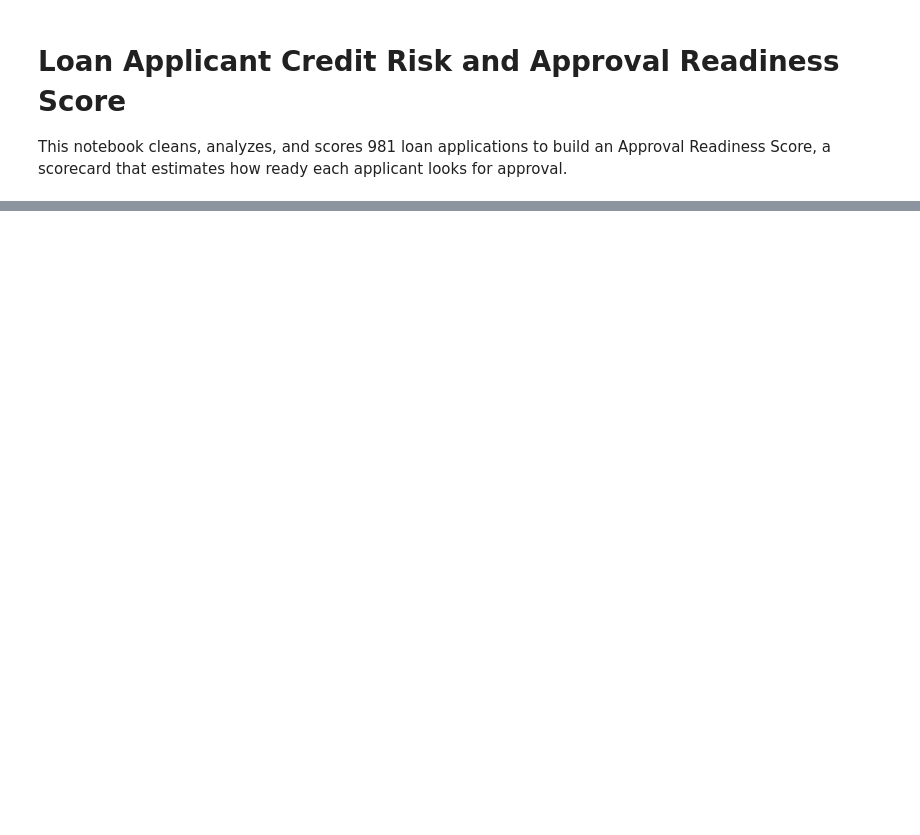
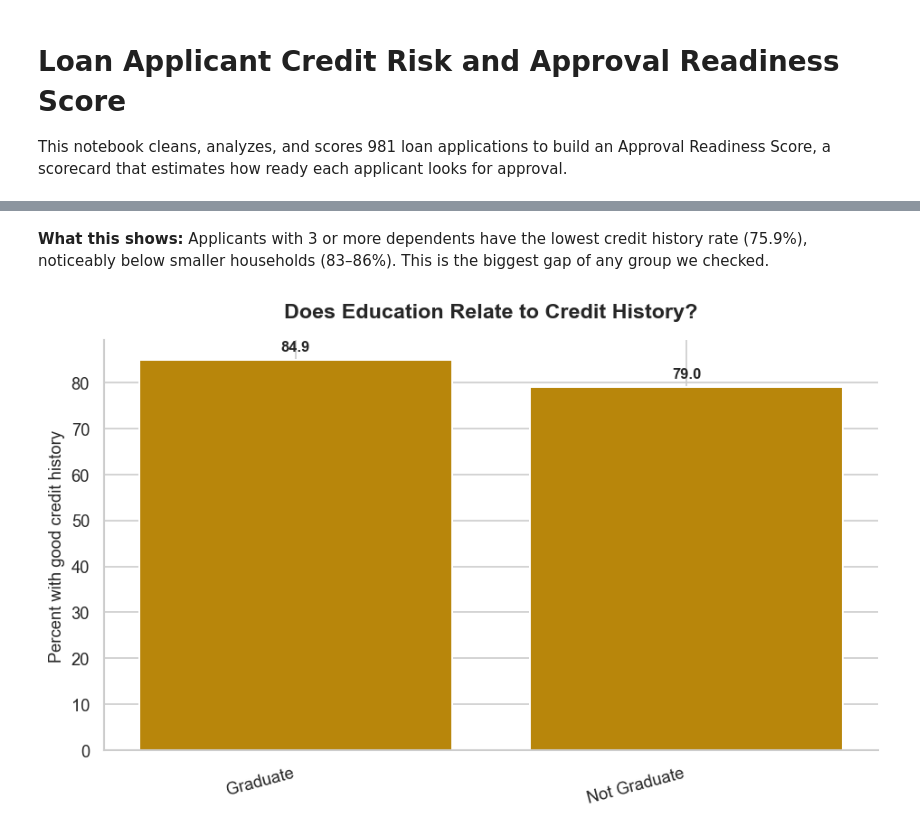
Before and after one commit to DebbyA007/loan-cleaning-project, a Jupyter notebook: loan_analysis.ipynb, the cells around one changed output, grey strips where cells are left out. Cells and saved outputs as stored; diff of their text form; code cells hidden in the pictures; blank space fills up the shorter version.

```diff
--- a/loan_analysis.ipynb
+++ b/loan_analysis.ipynb
@@ -221,0 +238,7 @@ Credit history drives most of the score. Applicants with no credit history ask f
+# %% [markdown]
+**What this shows:** Applicants with 3 or more dependents have the lowest credit history rate (75.9%), noticeably below smaller households (83–86%). This is the biggest gap of any group we checked.
+# %%
+rate_edu = (df.groupby("Education")["Credit_History"].mean() * 100).round(1)
+pretty_bar(rate_edu, "Does Education Relate to Credit History?", "Percent with good credit history", color="#B8860B")
+# %% [output]
+[figure, added]
```
Also changed, not shown: parts of 41 cells of this notebook, 5 other files.
